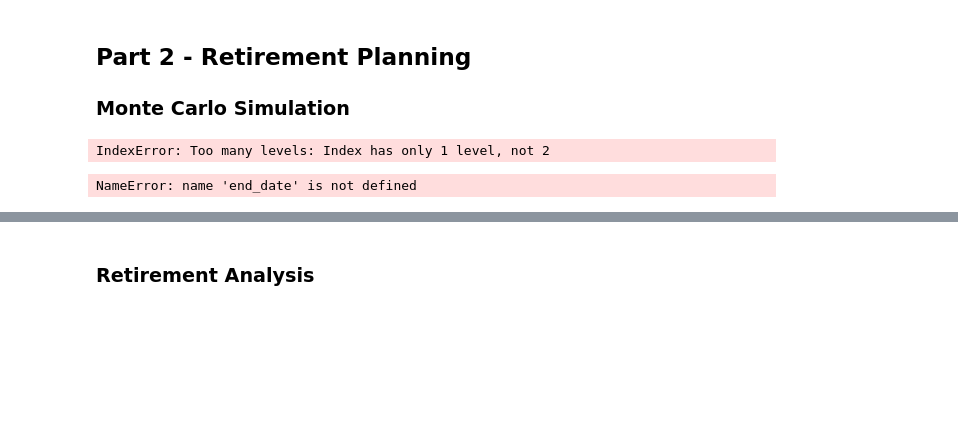
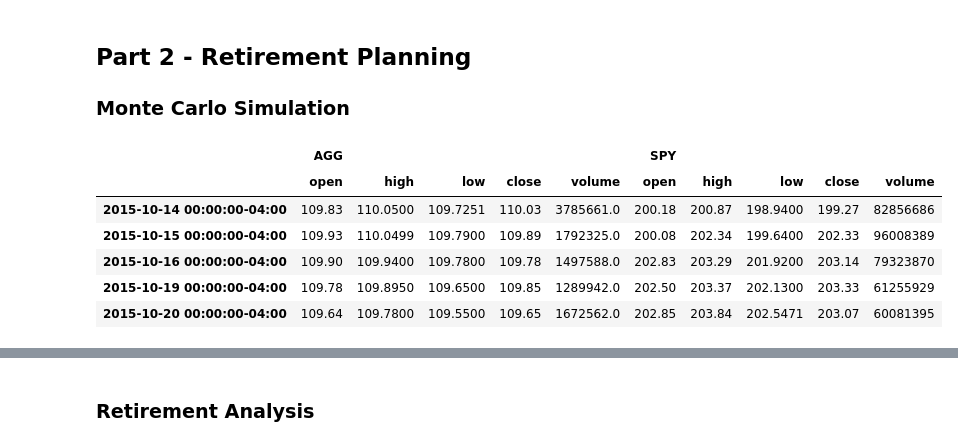
Before and after one commit to rl-work/API, a Jupyter notebook: API Financial Planning/Financial_Planner.ipynb, the cells around one changed output, grey strips where cells are left out. Drawn from its saved outputs; the diff is of its cells as text; code cells hidden in the pictures; blank space fills up the shorter version.

```diff
--- a/API Financial Planning/Financial_Planner.ipynb
+++ b/API Financial Planning/Financial_Planner.ipynb
@@ -174,28 +174,26 @@ Congratulations, you have more than enough money in your emergency fund. Buy you
 ### Monte Carlo Simulation
 # %%
 # Set start and end dates of five years back from today.
-MC_fiveyear = MCSimulation(
-    portfolio_data = df_save,
-    weights = [.60,.40],
-    num_simulation = 500,
-    num_trading_days = 252*5
-)
 # Sample results may vary from the solution based on the time frame chosen
 start_date = pd.Timestamp('2015-10-14', tz='America/New_York').isoformat()
 end_date = pd.Timestamp('2020-10-14', tz='America/New_York').isoformat()
-# %% [output]
-IndexError: Too many levels: Index has only 1 level, not 2
 # %%
 # Get 5 years' worth of historical data for SPY and AGG
-df_savings = alpaca.get_barset(
+df_savings = api.get_barset(
     tickers,
     timeframe,
     start=start_date,
     end=end_date
 ).df
 
 
 # Display sample data
 df_savings.head()
 # %% [output]
-NameError: name 'end_date' is not defined
+|  | AGG |  |  |  |  | SPY |  |  |  |  |
+|  | open | high | low | close | volume | open | high | low | close | volume |
+| 2015-10-14 00:00:00-04:00 | 109.83 | 110.0500 | 109.7251 | 110.03 | 3785661.0 | 200.18 | 200.87 | 198.9400 | 199.27 | 82856686 |
+| 2015-10-15 00:00:00-04:00 | 109.93 | 110.0499 | 109.7900 | 109.89 | 1792325.0 | 200.08 | 202.34 | 199.6400 | 202.33 | 96008389 |
+| 2015-10-16 00:00:00-04:00 | 109.90 | 109.9400 | 109.7800 | 109.78 | 1497588.0 | 202.83 | 203.29 | 201.9200 | 203.14 | 79323870 |
+| 2015-10-19 00:00:00-04:00 | 109.78 | 109.8950 | 109.6500 | 109.85 | 1289942.0 | 202.50 | 203.37 | 202.1300 | 203.33 | 61255929 |
+| 2015-10-20 00:00:00-04:00 | 109.64 | 109.7800 | 109.5500 | 109.65 | 1672562.0 | 202.85 | 203.84 | 202.5471 | 203.07 | 60081395 |
```
Also changed, not shown: parts of 9 cells of this notebook.
